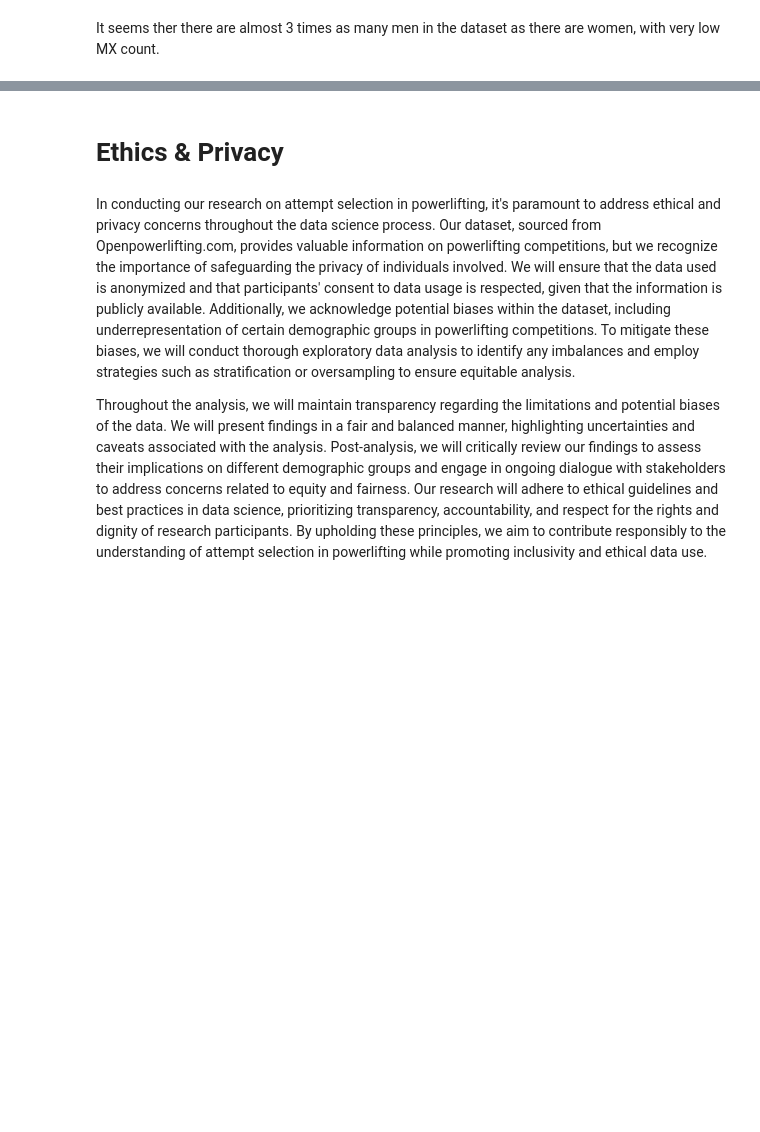
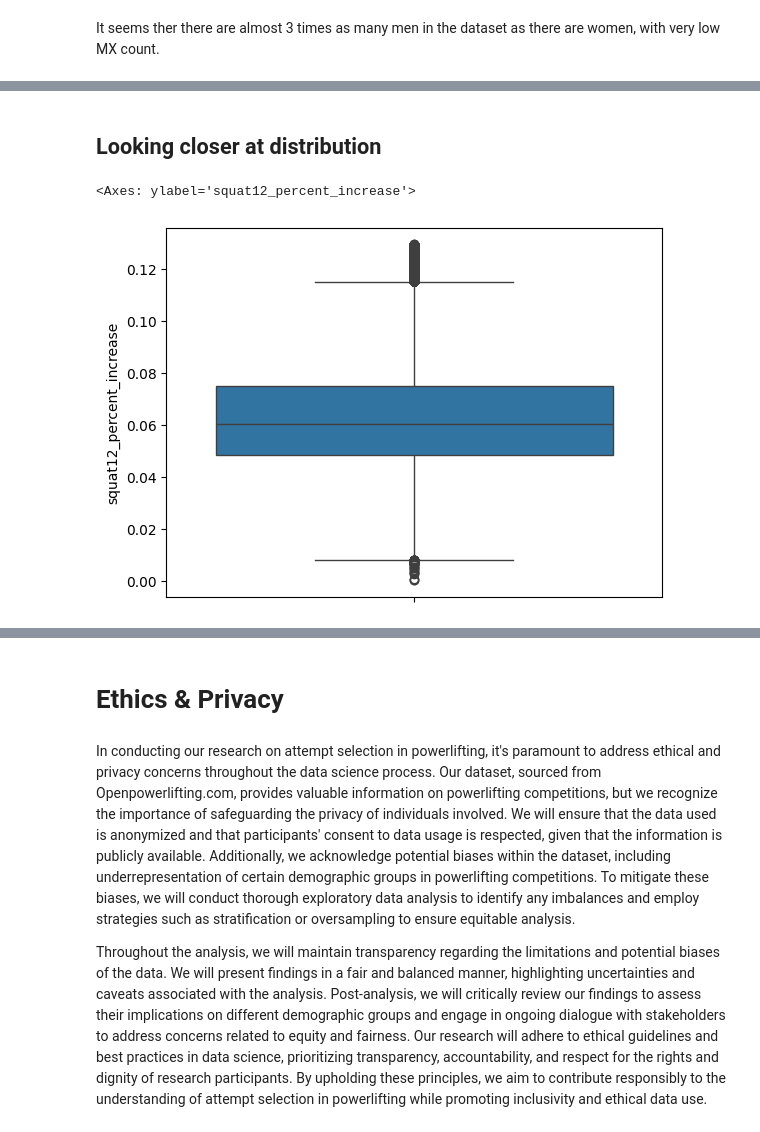
Before and after one commit to COGS108/Group035_WI24, a Jupyter notebook: EDACheckpoint_Group035_WI24.ipynb, the cells around one changed output, grey strips where cells are left out. Cells and saved outputs as stored; diff of their text form; code cells hidden in the pictures; blank space fills up the shorter version.

```diff
--- a/EDACheckpoint_Group035_WI24.ipynb
+++ b/EDACheckpoint_Group035_WI24.ipynb
@@ -342,0 +390,8 @@ plt.show()
+# %% [markdown]
+## Looking closer at distribution
+# %%
+# Now you can plot your boxplot with the filtered data
+sns.boxplot(y=df['squat12_percent_increase'])
+# %% [output]
+<Axes: ylabel='squat12_percent_increase'>
+[figure, added]
```
Also changed, not shown: parts of 13 cells of this notebook.
